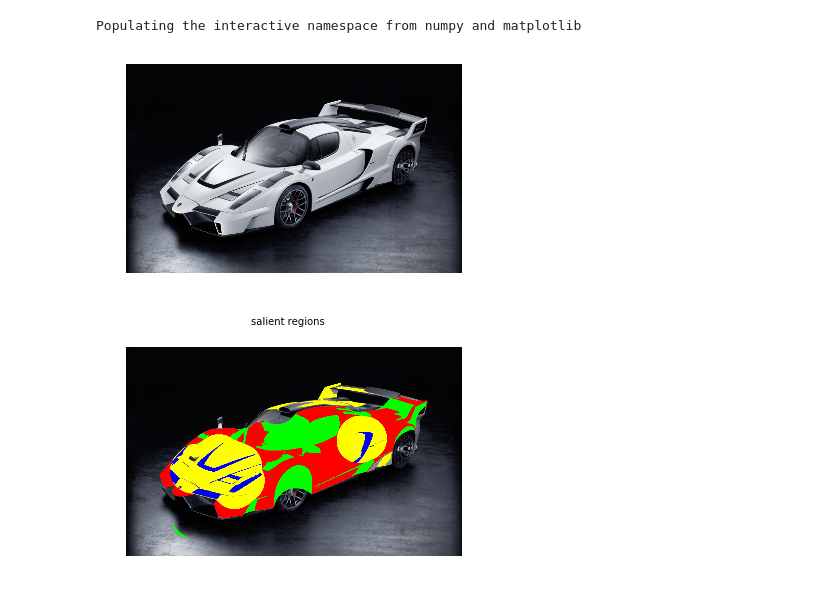
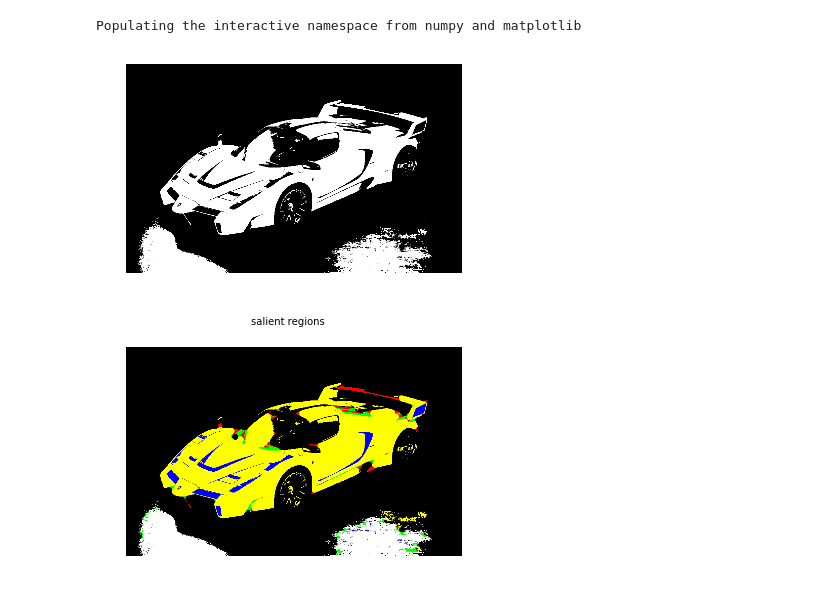
Before and after one commit to NLeSC/SalientDetector-python, a Jupyter notebook: Notebooks/Test_detection.ipynb, the cells around one changed output. Cells and saved outputs as stored; diff of their text form; code cells hidden in the pictures.

```diff
--- a/Notebooks/Test_detection.ipynb
+++ b/Notebooks/Test_detection.ipynb
@@ -14,7 +26,8 @@ Populating the interactive namespace from numpy and matplotlib
 # %%
 #Load the image
-path_to_image = '../tests/images/Gray/gray.png'
+#path_to_image = '../tests/images/Gray/gray.png'
+path_to_image = '../tests/images/Gray/gray_data_binarization.png'
 img = cv2.imread(path_to_image)
 sr.show_image(img)
 # %% [output]
-[figure, old version]
+[figure, new version]
@@ -28,6 +52,7 @@ regions = det.detect(img,
                     find_indentations=True,
                     find_protrusions=True,
                     visualize=False)
+assert det.lam == lam
 sr.visualize_elements(img, regions=regions);
 # %% [output]
-[figure, old version]
+[figure, new version]
```
Also changed, not shown: parts of 7 cells of this notebook, 3 other files.
